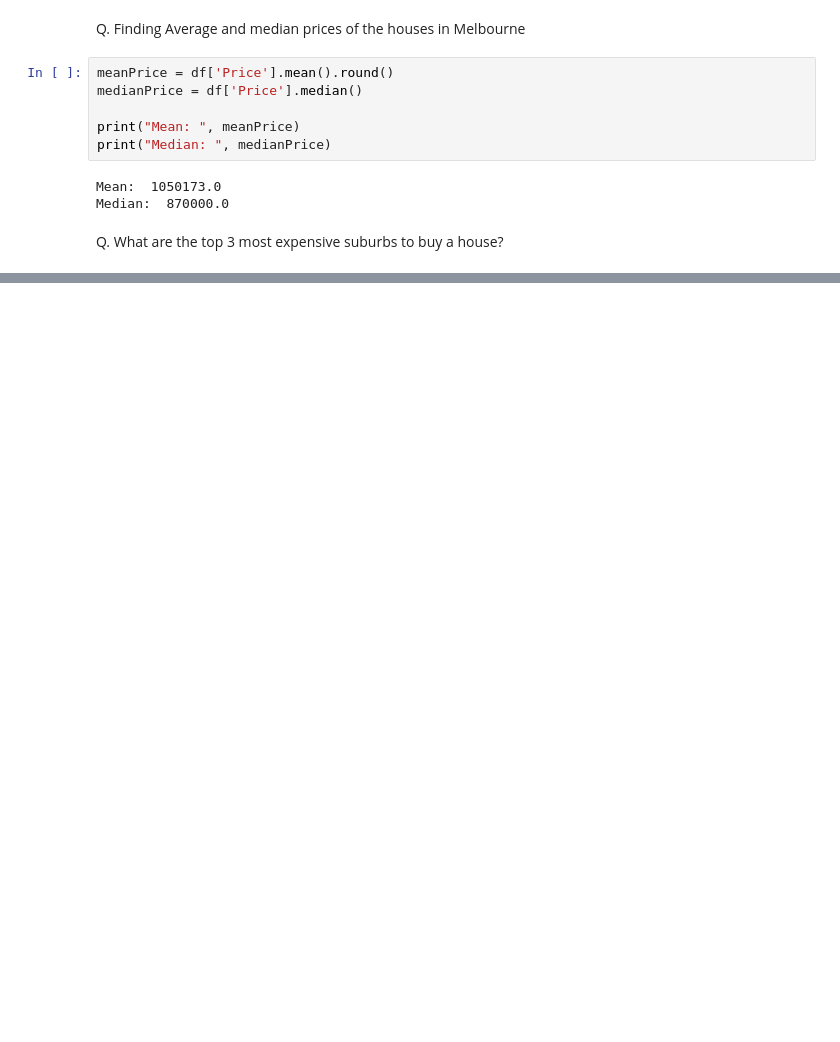
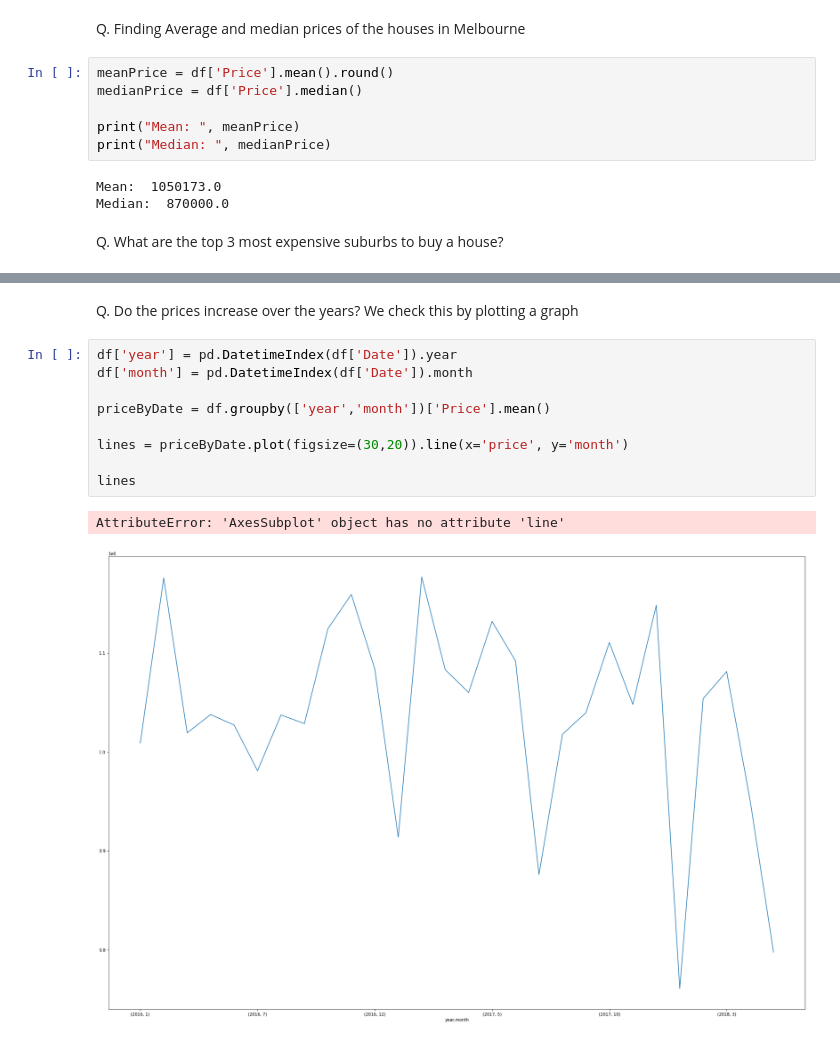
Before and after one commit to PyromancerBoom/handsOnPandas, a Jupyter notebook: analysis.ipynb, the cells around one changed output, grey strips where cells are left out. Saved outputs shown, nothing was run; the diff lists cells and outputs as text; blank space fills up the shorter version.

```diff
--- a/analysis.ipynb
+++ b/analysis.ipynb
@@ -43,0 +62,14 @@ Name: Price, Length: 351, dtype: float64
+# %% [markdown]
+Q. Do the prices increase over the years? We check this by plotting a graph
+# %%
+df['year'] = pd.DatetimeIndex(df['Date']).year
+df['month'] = pd.DatetimeIndex(df['Date']).month
+
+priceByDate = df.groupby(['year','month'])['Price'].mean()
+
+lines = priceByDate.plot(figsize=(30,20)).line(x='price', y='month')
+
+lines
+# %% [output]
+AttributeError: 'AxesSubplot' object has no attribute 'line'
+[figure, added]
```
Also changed, not shown: parts of 8 cells of this notebook.
